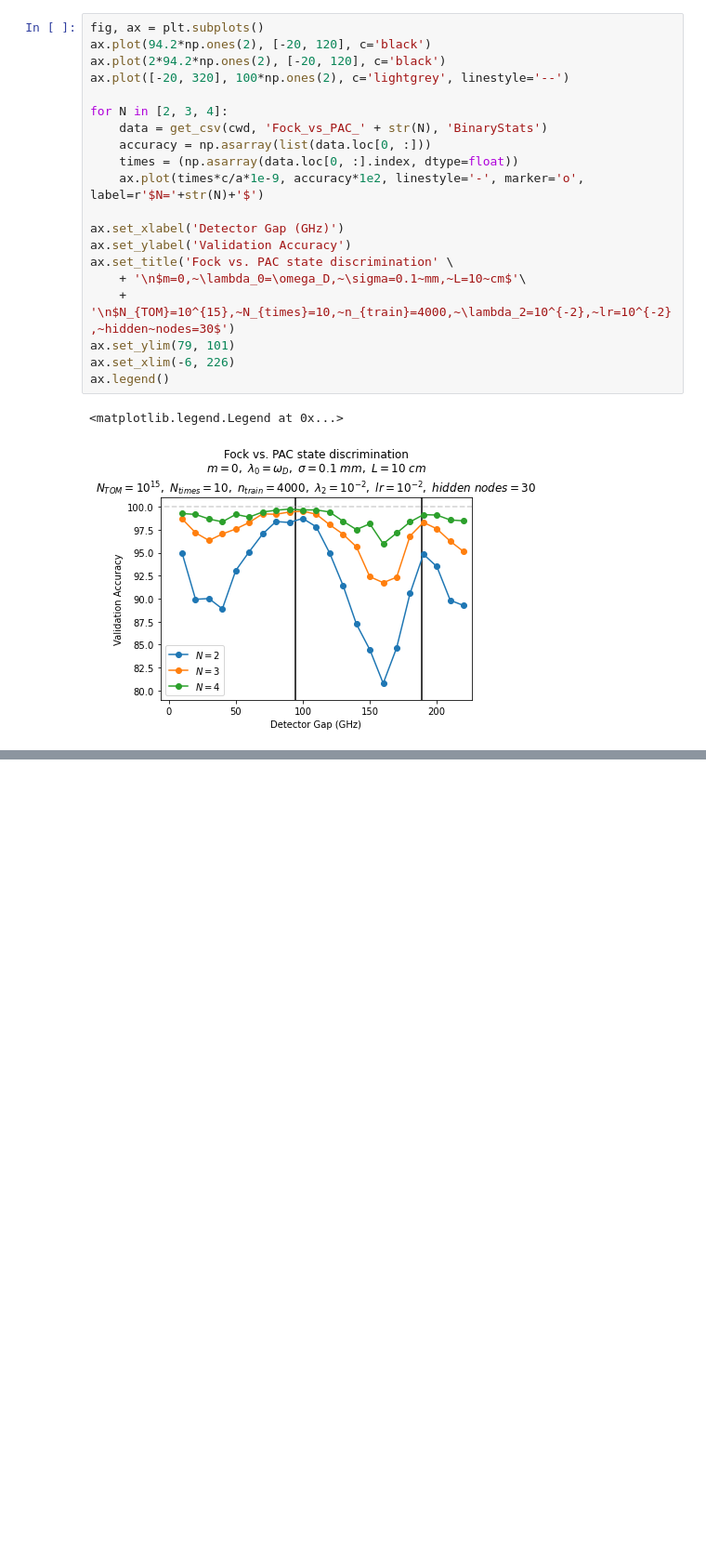
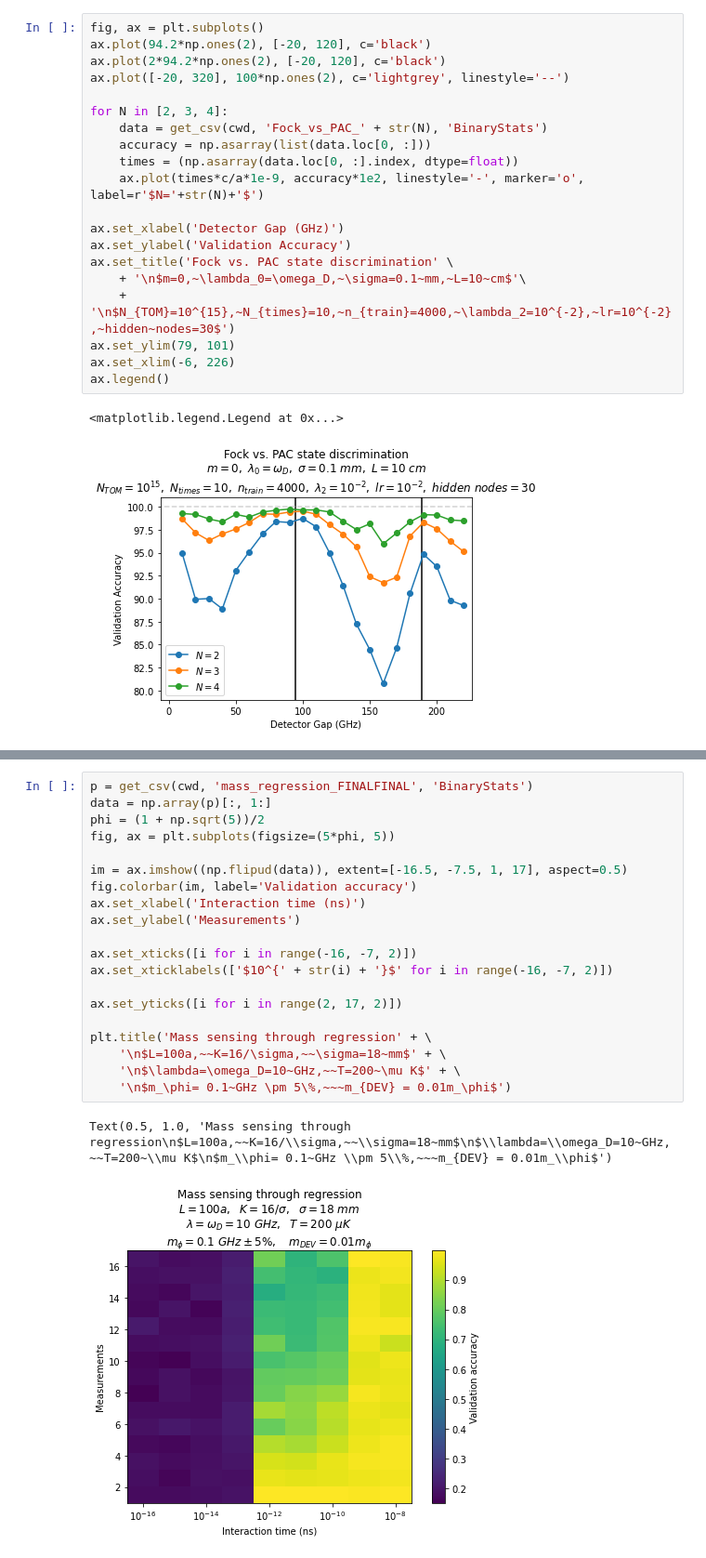
Before and after one commit to BarrioRQI/MachineLearningQFT, a Jupyter notebook: scripts/plots.ipynb, the cells around one changed output, grey strips where cells are left out. Shown at 93% size. Cells and saved outputs as stored; diff of their text form; blank space fills up the shorter version.

```diff
--- a/scripts/plots.ipynb
+++ b/scripts/plots.ipynb
@@ -213,0 +158,23 @@ ax.legend()
+# %%
+p = get_csv(cwd, 'mass_regression_FINALFINAL', 'BinaryStats')
+data = np.array(p)[:, 1:]
+phi = (1 + np.sqrt(5))/2
+fig, ax = plt.subplots(figsize=(5*phi, 5))
+
+im = ax.imshow((np.flipud(data)), extent=[-16.5, -7.5, 1, 17], aspect=0.5)
+fig.colorbar(im, label='Validation accuracy')
+ax.set_xlabel('Interaction time (ns)')
+ax.set_ylabel('Measurements')
+
+ax.set_xticks([i for i in range(-16, -7, 2)])
+ax.set_xticklabels(['$10^{' + str(i) + '}$' for i in range(-16, -7, 2)])
+
+ax.set_yticks([i for i in range(2, 17, 2)])
+
+plt.title('Mass sensing through regression' + \
+    '\n$L=100a,~~K=16/\sigma,~~\sigma=18~mm$' + \
+    '\n$\lambda=\omega_D=10~GHz,~~T=200~\mu K$' + \
+    '\n$m_\phi= 0.1~GHz \pm 5\%,~~~m_{DEV} = 0.01m_\phi$')
+# %% [output]
+Text(0.5, 1.0, 'Mass sensing through regression\n$L=100a,~~K=16/\\sigma,~~\\sigma=18~mm$\n$\\lambda=\\omega_D=10~GHz,~~T=200~\\mu K$\n$m_\\phi= 0.1~GHz \\pm 5\\%,~~~m_{DEV} = 0.01m_\\phi$')
+[figure, added]
```
Also changed, not shown: parts of 11 cells of this notebook, 24 other files.
